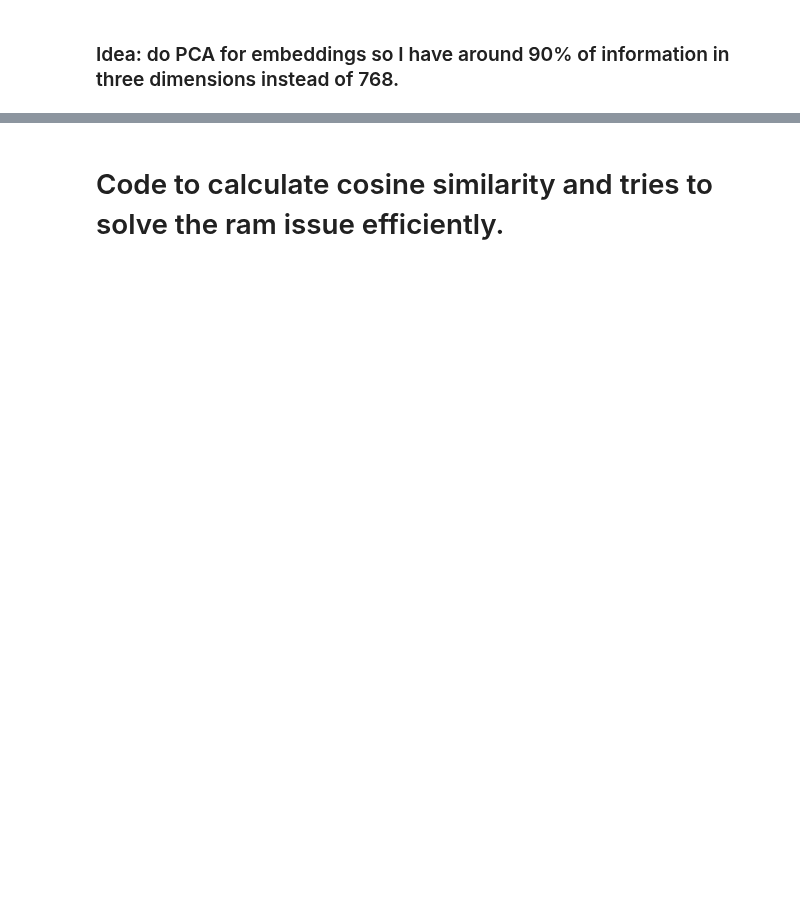
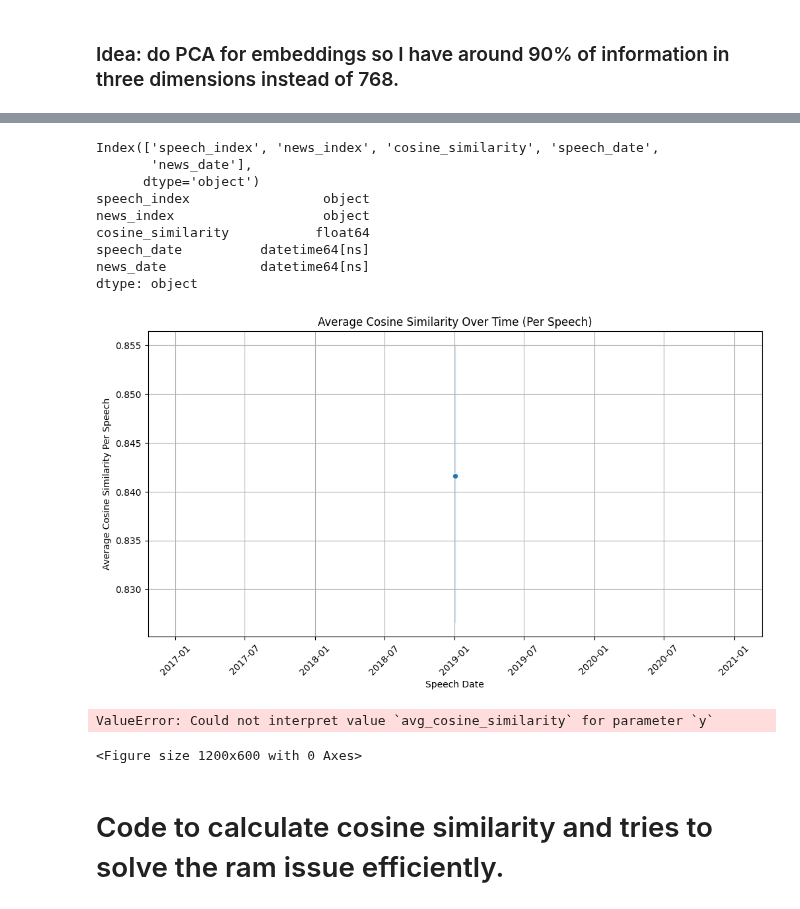
Before and after one commit to lramir14/MDS_thesis, a Jupyter notebook: efficient-similarity.ipynb, the cells around one changed output, grey strips where cells are left out. Saved outputs shown, nothing was run; the diff lists cells and outputs as text; code cells hidden in the pictures; blank space fills up the shorter version.

```diff
--- a/efficient-similarity.ipynb
+++ b/efficient-similarity.ipynb
@@ -131,0 +345,20 @@ print("First index (formatted) of speech tensor:", speech_indices_2019.iloc[0])
+# %%
+import pandas as pd
+
+# Assuming similarities_df_final already contains 'speech_index', 'news_index', and 'cosine_similarity'
+
+# Extract date from speech_index and news_index while handling the day-first warning
+similarities_df_final['speech_date'] = pd.to_datetime(
+    similarities_df_final['speech_index'].apply(lambda x: x.split('_')[1] + '-' + x.split('_')[2] + '-' + x.split('_')[3]),
+    dayfirst=True
+)
+
+similarities_df_final['news_date'] = pd.to_datetime(
+    similarities_df_final['news_index'].apply(lambda x: x.split('_')[1] + '-' + x.split('_')[2] + '-' + x.split('_')[3]),
+    dayfirst=True
+)
+
+# Retain relevant columns
+print(similarities_df_final.head())
+print(similarities_df_final.columns.tolist())  # See exact column names
+print(len(similarities_df_final['news_date']))
@@ -132,3 +436,63 @@ print("First index (formatted) of speech tensor:", speech_indices_2019.iloc[0])
+# %%
+print(filtered_df.columns)
+print(filtered_df.dtypes)
+
+speech_summary_df = filtered_df.groupby('speech_index').agg(
+    avg_cosine_similarity=('cosine_similarity', 'mean'),
+    num_news_articles=('cosine_similarity', 'count')  # Number of news articles linked to the speech
+).reset_index()
+speech_summary_df = speech_summary_df.merge(filtered_df[['speech_index', 'speech_date']].drop_duplicates(), on='speech_index', how='left')
+
+import matplotlib.pyplot as plt
+import seaborn as sns
+
+plt.figure(figsize=(12, 6))
+sns.lineplot(x='speech_date', y='avg_cosine_similarity', data=speech_summary_df, marker='o')
+plt.xlabel("Speech Date")
+plt.ylabel("Average Cosine Similarity Per Speech")
+plt.title("Average Cosine Similarity Over Time (Per Speech)")
+plt.xticks(rotation=45)
+plt.grid(True)
+plt.show()
+# %% [output]
+Index(['speech_index', 'news_index', 'cosine_similarity', 'speech_date',
+       'news_date'],
+      dtype='object')
+speech_index                 object
+news_index                   object
+cosine_similarity           float64
+speech_date          datetime64[ns]
+news_date            datetime64[ns]
+dtype: object
+[figure, added]
+# %%
+import pandas as pd
+import matplotlib.pyplot as plt
+import seaborn as sns
+
+# Ensure news_date is in datetime format
+filtered_df['news_date'] = pd.to_datetime(filtered_df['news_date'])
+plt.figure(figsize=(12, 6))
+sns.lineplot(x='news_date', y='avg_cosine_similarity', data=filtered_df, marker='o')
+plt.xlabel("Date")
+plt.ylabel("Average Cosine Similarity")
+plt.title("Average Cosine Similarity Over Time")
+plt.xticks(rotation=45)
+plt.grid(True)
+plt.show()
+
+
+plt.figure(figsize=(12, 6))
+sns.lineplot(x='news_date', y='num_pairs', data=filtered_df, marker='o', color='red')
+plt.xlabel("Date")
+plt.ylabel("Number of Pairs")
+plt.title("Number of Speech-News Pairs Over Time")
+plt.xticks(rotation=45)
+plt.grid(True)
+plt.show()
+# %% [output]
+ValueError: Could not interpret value `avg_cosine_similarity` for parameter `y`
+<Figure size 1200x600 with 0 Axes>
 # %% [markdown]
 # Code to calculate cosine similarity and tries to solve the ram issue efficiently.
 # %%
```
Also changed, not shown: parts of 46 cells of this notebook.
